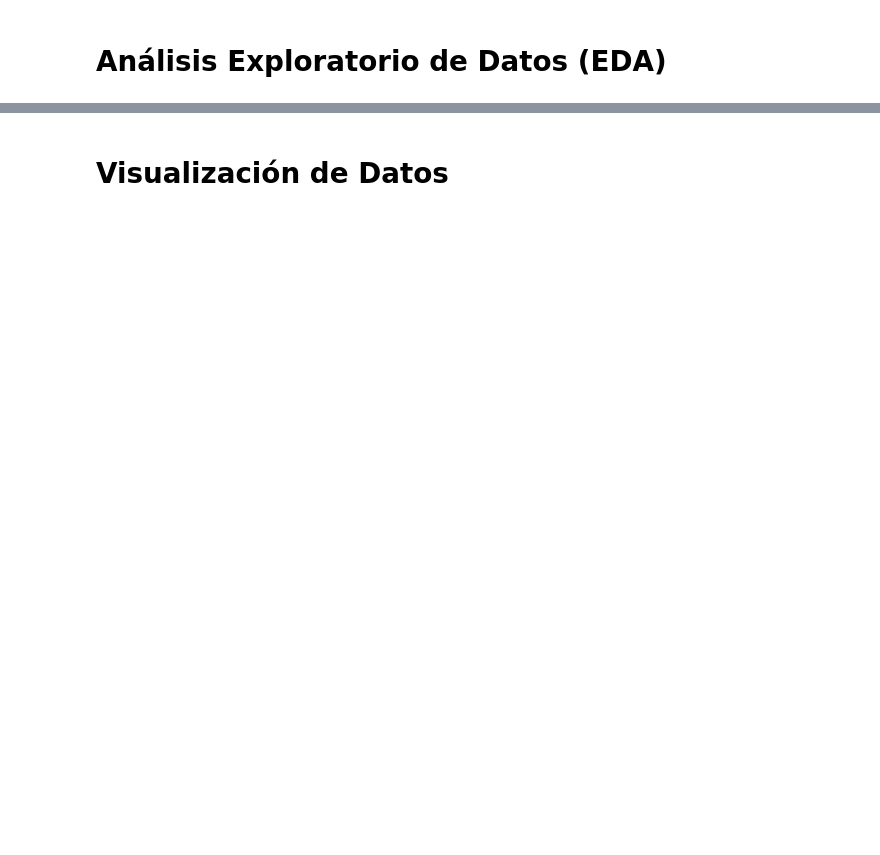
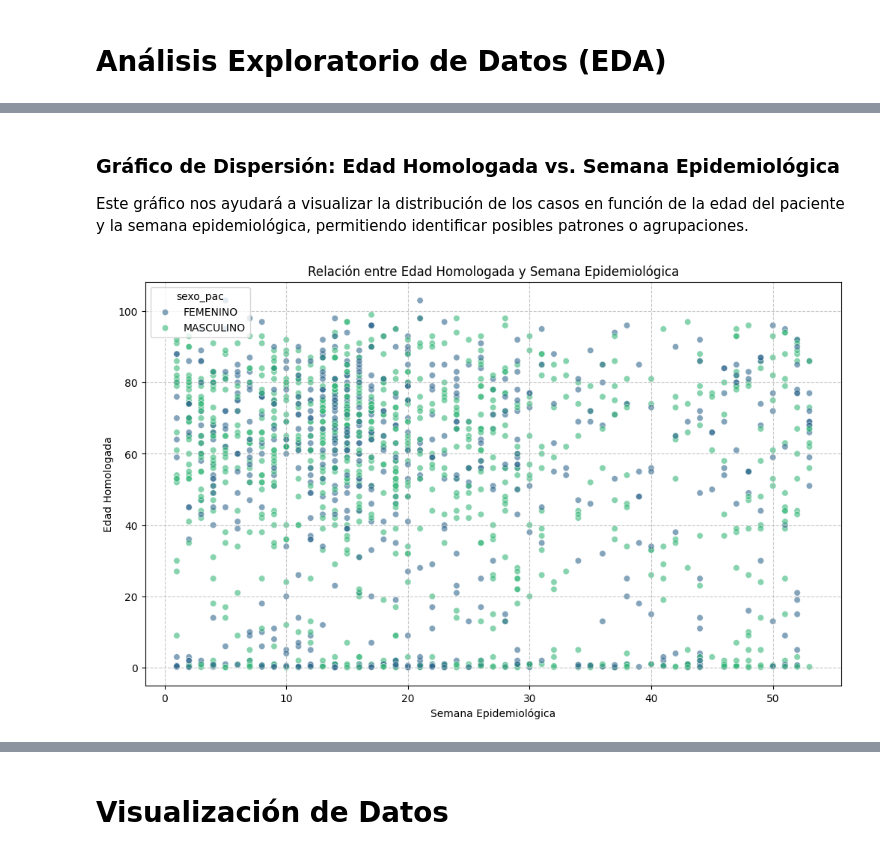
Before and after one commit to monikabenavides/MaestriaUHE, a Jupyter notebook: Actividad1.ipynb, the cells around one changed output, grey strips where cells are left out. Saved outputs shown, nothing was run; the diff lists cells and outputs as text; code cells hidden in the pictures; blank space fills up the shorter version.

```diff
--- a/Actividad1.ipynb
+++ b/Actividad1.ipynb
@@ -191,0 +491,17 @@ plt.show()
+# %% [markdown]
+### Gráfico de Dispersión: Edad Homologada vs. Semana Epidemiológica
+
+Este gráfico nos ayudará a visualizar la distribución de los casos en función de la edad del paciente y la semana epidemiológica, permitiendo identificar posibles patrones o agrupaciones.
+# %%
+import matplotlib.pyplot as plt
+import seaborn as sns
+
+plt.figure(figsize=(12, 7))
+sns.scatterplot(data=df, x='semana_epi', y='edad_homologada', alpha=0.6, hue='sexo_pac', palette='viridis')
+plt.title('Relación entre Edad Homologada y Semana Epidemiológica')
+plt.xlabel('Semana Epidemiológica')
+plt.ylabel('Edad Homologada')
+plt.grid(True, linestyle='--', alpha=0.7)
+plt.show()
+# %% [output]
+[figure, added]
```
Also changed, not shown: parts of 33 cells of this notebook.
